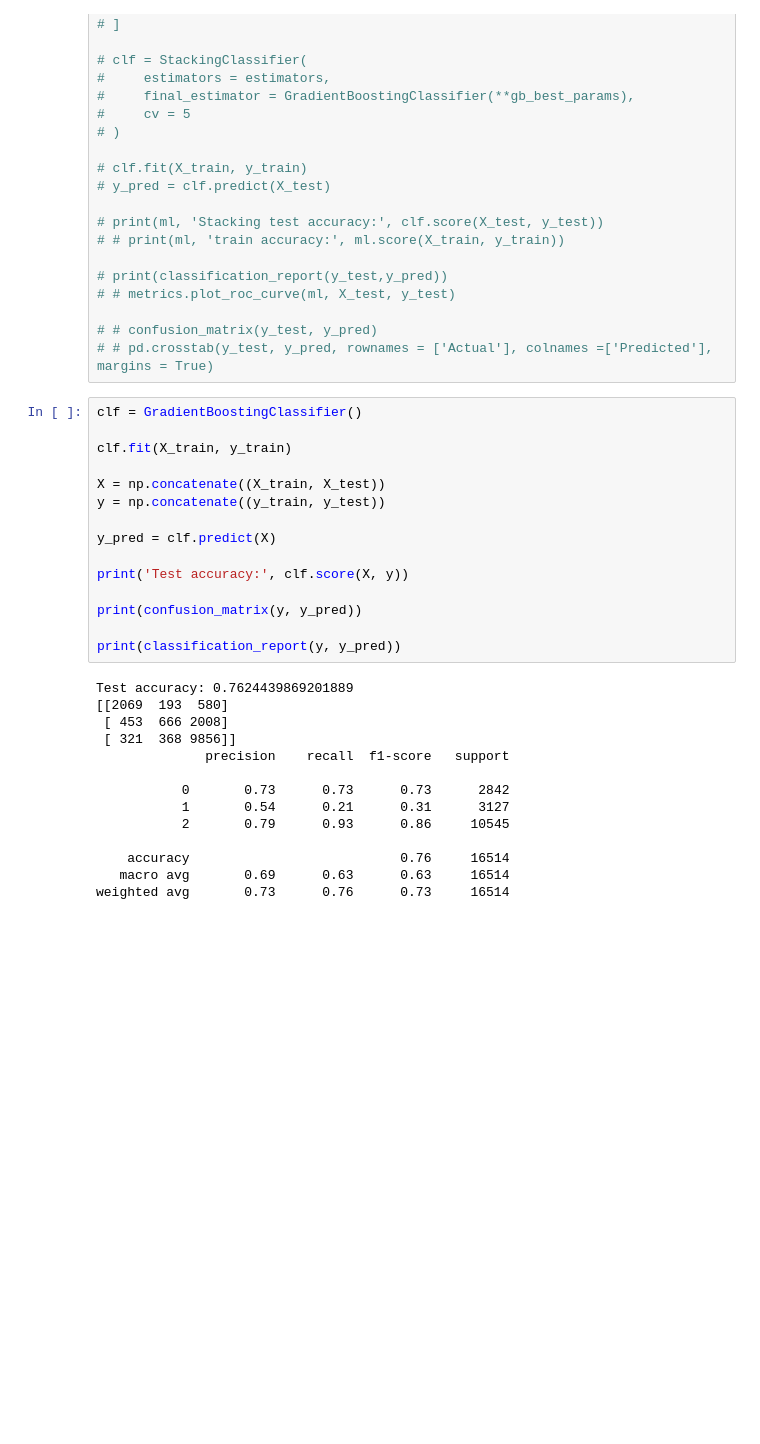
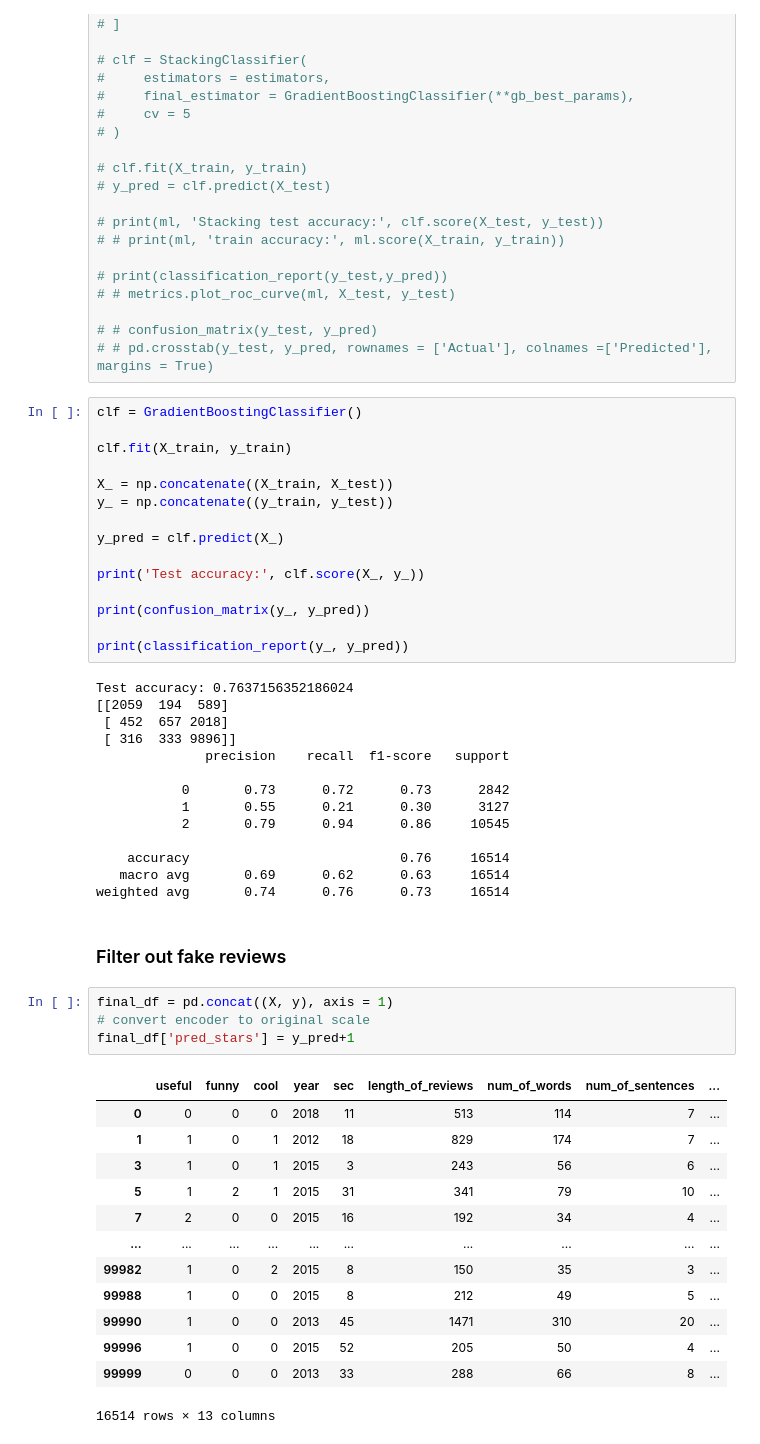
Before and after one commit to yonniechan/Restaurants-Closure-Forecasting-by-Fake-Reviews-Detection-NLP-and-ML-Techniques, a Jupyter notebook: Modeling.ipynb, the cells around one changed output. Saved outputs shown, nothing was run; the diff lists cells and outputs as text; blank space fills up the shorter version.

Commit message:
Filter out fake reivews for next-step prediction

```diff
--- a/Modeling.ipynb
+++ b/Modeling.ipynb
@@ -217,27 +219,47 @@ clf = GradientBoostingClassifier()
 
 clf.fit(X_train, y_train)
 
-X = np.concatenate((X_train, X_test))
-y = np.concatenate((y_train, y_test))
+X_ = np.concatenate((X_train, X_test))
+y_ = np.concatenate((y_train, y_test))
 
-y_pred = clf.predict(X)
+y_pred = clf.predict(X_)
 
-print('Test accuracy:', clf.score(X, y))
+print('Test accuracy:', clf.score(X_, y_))
 
-print(confusion_matrix(y, y_pred))
+print(confusion_matrix(y_, y_pred))
 
-print(classification_report(y, y_pred))
+print(classification_report(y_, y_pred))
 # %% [output]
-Test accuracy: 0.7624439869201889
-[[2069  193  580]
- [ 453  666 2008]
- [ 321  368 9856]]
+Test accuracy: 0.7637156352186024
+[[2059  194  589]
+ [ 452  657 2018]
+ [ 316  333 9896]]
               precision    recall  f1-score   support
 
-           0       0.73      0.73      0.73      2842
-           1       0.54      0.21      0.31      3127
-           2       0.79      0.93      0.86     10545
+           0       0.73      0.72      0.73      2842
+           1       0.55      0.21      0.30      3127
+           2       0.79      0.94      0.86     10545
 
     accuracy                           0.76     16514
-   macro avg       0.69      0.63      0.63     16514
-weighted avg       0.73      0.76      0.73     16514
+   macro avg       0.69      0.62      0.63     16514
+weighted avg       0.74      0.76      0.73     16514
+# %% [markdown]
+### Filter out fake reviews
+# %%
+final_df = pd.concat((X, y), axis = 1)
+# convert encoder to original scale
+final_df['pred_stars'] = y_pred+1
+# %% [output]
+|  | useful | funny | cool | year | sec | length_of_reviews | num_of_words | num_of_sentences | ... |
+| 0 | 0 | 0 | 0 | 2018 | 11 | 513 | 114 | 7 | ... |
+| 1 | 1 | 0 | 1 | 2012 | 18 | 829 | 174 | 7 | ... |
+| 3 | 1 | 0 | 1 | 2015 | 3 | 243 | 56 | 6 | ... |
+| 5 | 1 | 2 | 1 | 2015 | 31 | 341 | 79 | 10 | ... |
+| 7 | 2 | 0 | 0 | 2015 | 16 | 192 | 34 | 4 | ... |
+| ... | ... | ... | ... | ... | ... | ... | ... | ... | ... |
+| 99982 | 1 | 0 | 2 | 2015 | 8 | 150 | 35 | 3 | ... |
+| 99988 | 1 | 0 | 0 | 2015 | 8 | 212 | 49 | 5 | ... |
+| 99990 | 1 | 0 | 0 | 2013 | 45 | 1471 | 310 | 20 | ... |
+| 99996 | 1 | 0 | 0 | 2015 | 52 | 205 | 50 | 4 | ... |
+| 99999 | 0 | 0 | 0 | 2013 | 33 | 288 | 66 | 8 | ... |
+16514 rows × 13 columns
```
Also changed, not shown: parts of 4 cells of this notebook, 1 other file.
